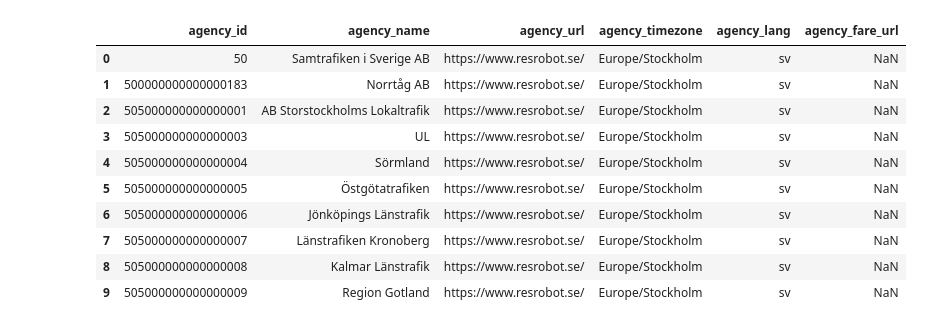
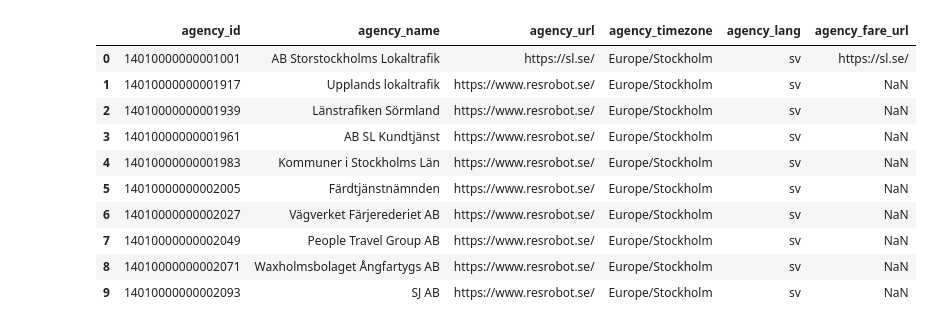
Before and after one commit to cnqs-jedha/delay-forecast, a Jupyter notebook: test_call_api/old_test/acces_to_data_sweeden.ipynb, the cells around one changed output. Saved outputs shown, nothing was run; the diff lists cells and outputs as text; code cells hidden in the pictures.

```diff
--- a/test_call_api/old_test/acces_to_data_sweeden.ipynb
+++ b/test_call_api/old_test/acces_to_data_sweeden.ipynb
@@ -86,19 +80,19 @@ FileNotFoundError: [Errno 2] No such file or directory: '../sweeden_data/shapes.
 # %%
-agency = pd.read_csv("../sweeden_data/agency.txt", dtype=str)
+agency = pd.read_csv("sweeden_data/agency.txt", dtype=str)
 
 agency.head(10)
 # %% [output]
 |  | agency_id | agency_name | agency_url | agency_timezone | agency_lang | agency_fare_url |
-| 0 | 50 | Samtrafiken i Sverige AB | https://www.resrobot.se/ | Europe/Stockholm | sv | NaN |
-| 1 | 500000000000000183 | Norrtåg AB | https://www.resrobot.se/ | Europe/Stockholm | sv | NaN |
-| 2 | 505000000000000001 | AB Storstockholms Lokaltrafik | https://www.resrobot.se/ | Europe/Stockholm | sv | NaN |
-| 3 | 505000000000000003 | UL | https://www.resrobot.se/ | Europe/Stockholm | sv | NaN |
-| 4 | 505000000000000004 | Sörmland | https://www.resrobot.se/ | Europe/Stockholm | sv | NaN |
-| 5 | 505000000000000005 | Östgötatrafiken | https://www.resrobot.se/ | Europe/Stockholm | sv | NaN |
-| 6 | 505000000000000006 | Jönköpings Länstrafik | https://www.resrobot.se/ | Europe/Stockholm | sv | NaN |
-| 7 | 505000000000000007 | Länstrafiken Kronoberg | https://www.resrobot.se/ | Europe/Stockholm | sv | NaN |
-| 8 | 505000000000000008 | Kalmar Länstrafik | https://www.resrobot.se/ | Europe/Stockholm | sv | NaN |
-| 9 | 505000000000000009 | Region Gotland | https://www.resrobot.se/ | Europe/Stockholm | sv | NaN |
+| 0 | 14010000000001001 | AB Storstockholms Lokaltrafik | https://sl.se/ | Europe/Stockholm | sv | https://sl.se/ |
+| 1 | 14010000000001917 | Upplands lokaltrafik | https://www.resrobot.se/ | Europe/Stockholm | sv | NaN |
+| 2 | 14010000000001939 | Länstrafiken Sörmland | https://www.resrobot.se/ | Europe/Stockholm | sv | NaN |
+| 3 | 14010000000001961 | AB SL Kundtjänst | https://www.resrobot.se/ | Europe/Stockholm | sv | NaN |
+| 4 | 14010000000001983 | Kommuner i Stockholms Län | https://www.resrobot.se/ | Europe/Stockholm | sv | NaN |
+| 5 | 14010000000002005 | Färdtjänstnämnden | https://www.resrobot.se/ | Europe/Stockholm | sv | NaN |
+| 6 | 14010000000002027 | Vägverket Färjerederiet AB | https://www.resrobot.se/ | Europe/Stockholm | sv | NaN |
+| 7 | 14010000000002049 | People Travel Group AB | https://www.resrobot.se/ | Europe/Stockholm | sv | NaN |
+| 8 | 14010000000002071 | Waxholmsbolaget Ångfartygs AB | https://www.resrobot.se/ | Europe/Stockholm | sv | NaN |
+| 9 | 14010000000002093 | SJ AB | https://www.resrobot.se/ | Europe/Stockholm | sv | NaN |
 # %%
 bus_routes = routes[routes["route_type"] == "700"]
 bus_routes.head(10)
```
Also changed, not shown: parts of 9 cells of this notebook, 24 other files.
